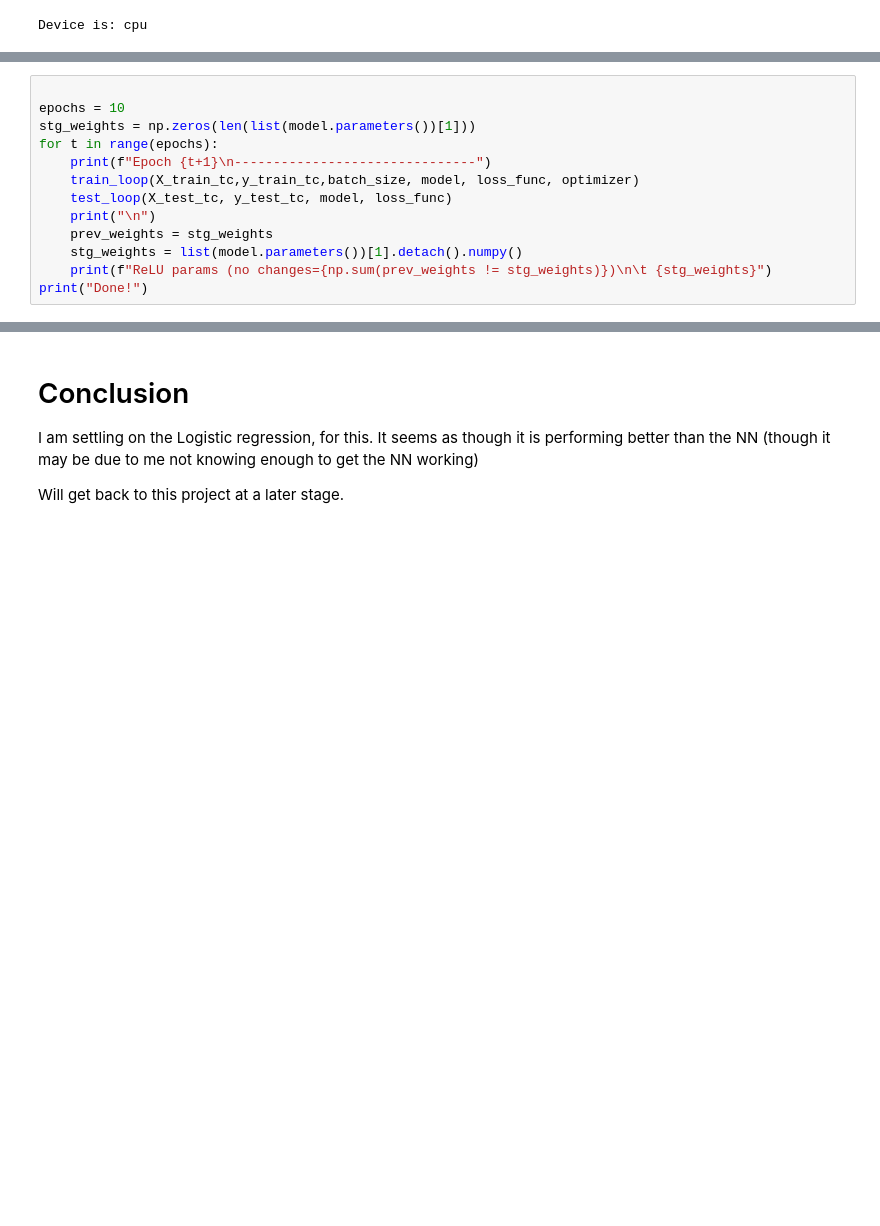
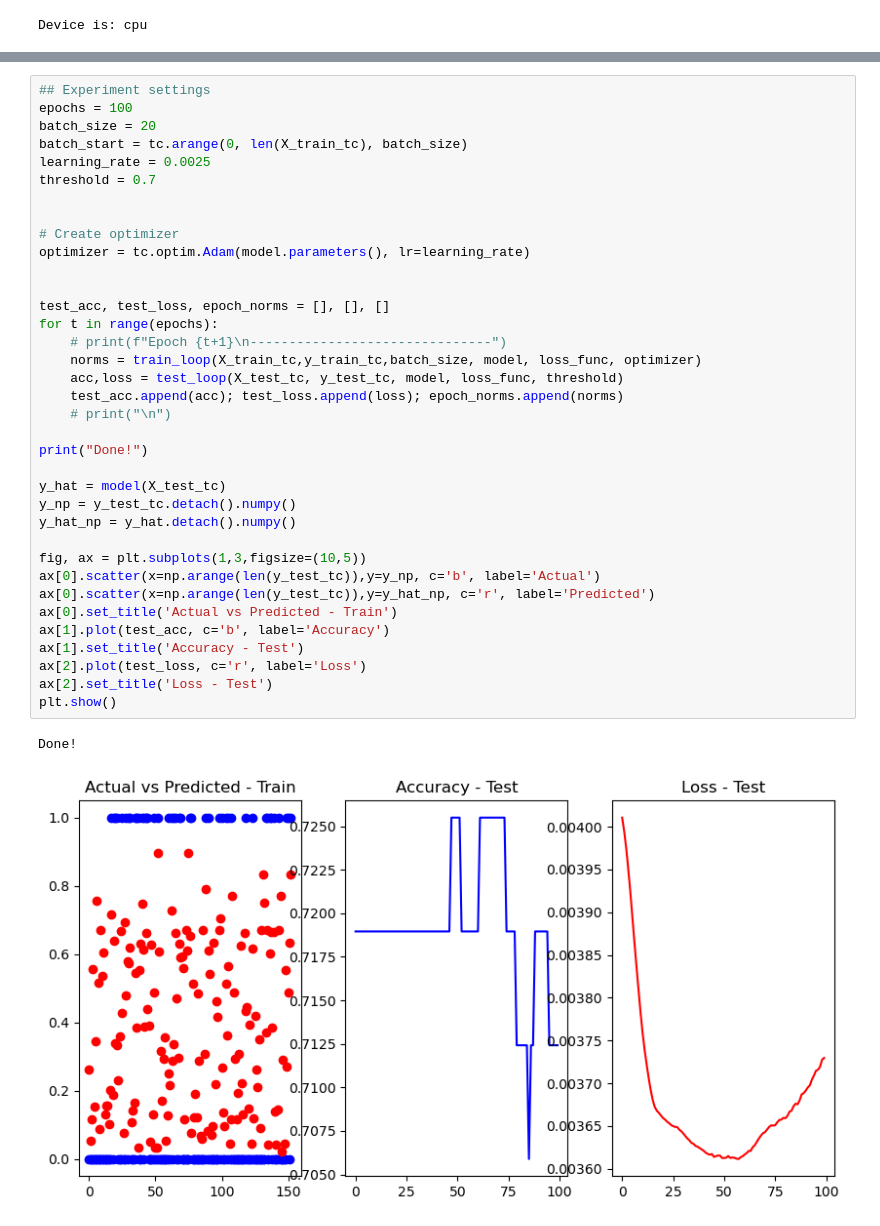
Before and after one commit to jcstrydom/black-jack, a Jupyter notebook: notebooks/classification_modeling.ipynb, the cells around one changed output, grey strips where cells are left out. Saved outputs shown, nothing was run; the diff lists cells and outputs as text; blank space fills up the shorter version.

Commit message:
played with the tuning of the NN; made some final comments on this model

```diff
--- a/notebooks/classification_modeling.ipynb
+++ b/notebooks/classification_modeling.ipynb
@@ -854,13 +702,0 @@ def test_loop(X,y,model,loss_func):
-# %%
-
-epochs = 10
-stg_weights = np.zeros(len(list(model.parameters())[1]))
-for t in range(epochs):
-    print(f"Epoch {t+1}\n-------------------------------")
-    train_loop(X_train_tc,y_train_tc,batch_size, model, loss_func, optimizer)
-    test_loop(X_test_tc, y_test_tc, model, loss_func)
-    print("\n")
-    prev_weights = stg_weights
-    stg_weights = list(model.parameters())[1].detach().numpy()
-    print(f"ReLU params (no changes={np.sum(prev_weights != stg_weights)})\n\t {stg_weights}")
-print("Done!")
@@ -948,6 +703,39 @@ tensor([[0.],
-# %% [markdown]
-# Conclusion
-
-I am settling on the Logistic regression, for this. It seems as though it is performing better than the NN (though it may be due to me not knowing enough to get the NN working)
-
-Will get back to this project at a later stage.
+# %%
+## Experiment settings
+epochs = 100
+batch_size = 20
+batch_start = tc.arange(0, len(X_train_tc), batch_size)
+learning_rate = 0.0025
+threshold = 0.7
+
+
+# Create optimizer
+optimizer = tc.optim.Adam(model.parameters(), lr=learning_rate)
+
+
+test_acc, test_loss, epoch_norms = [], [], []
+for t in range(epochs):
+    # print(f"Epoch {t+1}\n-------------------------------")
+    norms = train_loop(X_train_tc,y_train_tc,batch_size, model, loss_func, optimizer)
+    acc,loss = test_loop(X_test_tc, y_test_tc, model, loss_func, threshold)
+    test_acc.append(acc); test_loss.append(loss); epoch_norms.append(norms)
+    # print("\n")
+
+print("Done!")
+
+y_hat = model(X_test_tc)
+y_np = y_test_tc.detach().numpy()
+y_hat_np = y_hat.detach().numpy()
+
+fig, ax = plt.subplots(1,3,figsize=(10,5))
+ax[0].scatter(x=np.arange(len(y_test_tc)),y=y_np, c='b', label='Actual')
+ax[0].scatter(x=np.arange(len(y_test_tc)),y=y_hat_np, c='r', label='Predicted')
+ax[0].set_title('Actual vs Predicted - Train')
+ax[1].plot(test_acc, c='b', label='Accuracy')
+ax[1].set_title('Accuracy - Test')
+ax[2].plot(test_loss, c='r', label='Loss')
+ax[2].set_title('Loss - Test')
+plt.show()
+# %% [output]
+Done!
+[figure, added]
```
Also changed, not shown: parts of 19 cells of this notebook.
